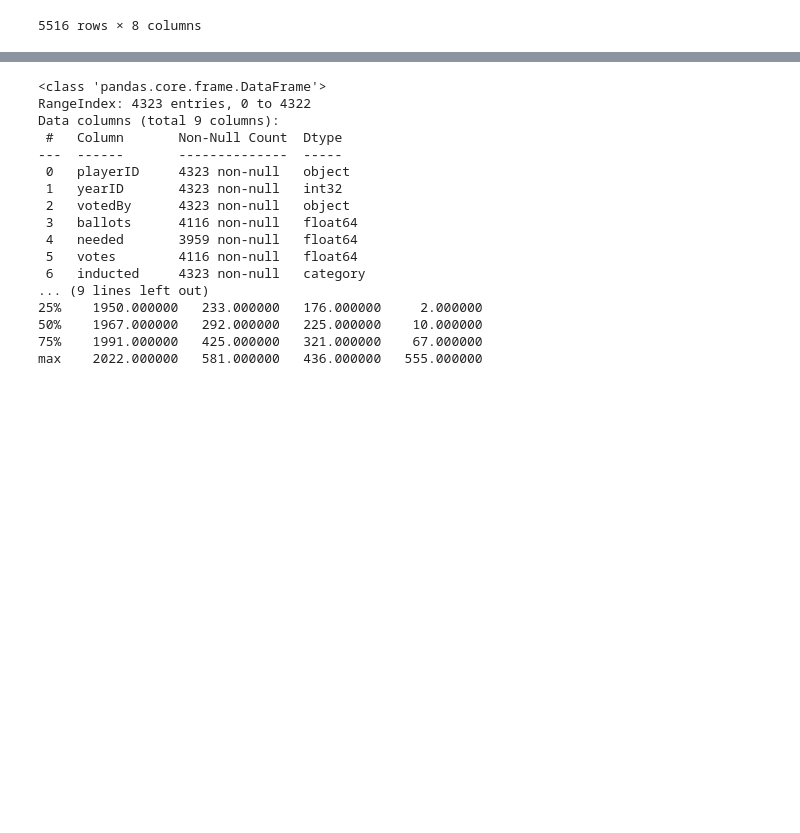
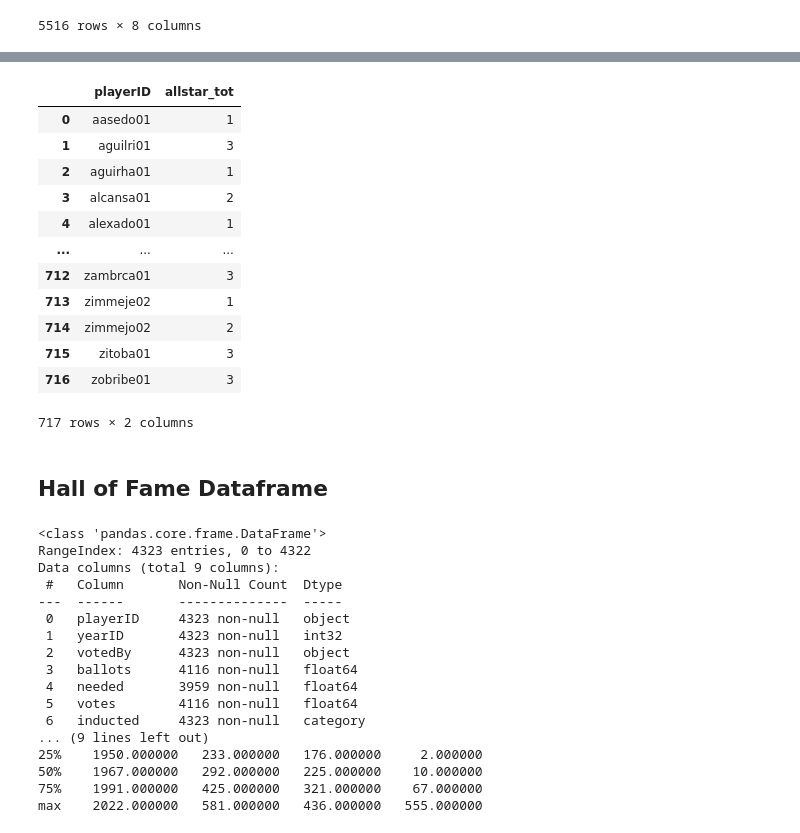
Before and after one commit to an-izq/Pitcher-HOF-Predictor, a Jupyter notebook: Pitcher-HOF-Predictor.ipynb, the cells around one changed output, grey strips where cells are left out. Cells and saved outputs as stored; diff of their text form; code cells hidden in the pictures; blank space fills up the shorter version.

```diff
--- a/Pitcher-HOF-Predictor.ipynb
+++ b/Pitcher-HOF-Predictor.ipynb
@@ -911,3 +871,38 @@ max    2022.000000   10.000000    5.000000    1.000000
+# %%
+# Allstar Data prep
+
+q = '''
+SELECT
+a.playerID,
+count(*) as allstar_tot
+FROM
+    AllstarFull_df a
+INNER JOIN
+    Pitching_1955_player_career b
+        on a.playerID = b.playerID
+GROUP BY
+a.playerID
+;
+'''
+
+AllstarFull_player_career = sqldf(q, locals())
+AllstarFull_player_career
+# %% [output]
+|  | playerID | allstar_tot |
+| 0 | aasedo01 | 1 |
+| 1 | aguilri01 | 3 |
+| 2 | aguirha01 | 1 |
+| 3 | alcansa01 | 2 |
+| 4 | alexado01 | 1 |
+| ... | ... | ... |
+| 712 | zambrca01 | 3 |
+| 713 | zimmeje02 | 1 |
+| 714 | zimmejo02 | 2 |
+| 715 | zitoba01 | 3 |
+| 716 | zobribe01 | 3 |
+717 rows × 2 columns
+# %% [markdown]
+## Hall of Fame Dataframe
 # %%
 # HallOfFame_df Exploration
 HallOfFame_df.info()
```
Also changed, not shown: parts of 22 cells of this notebook.
